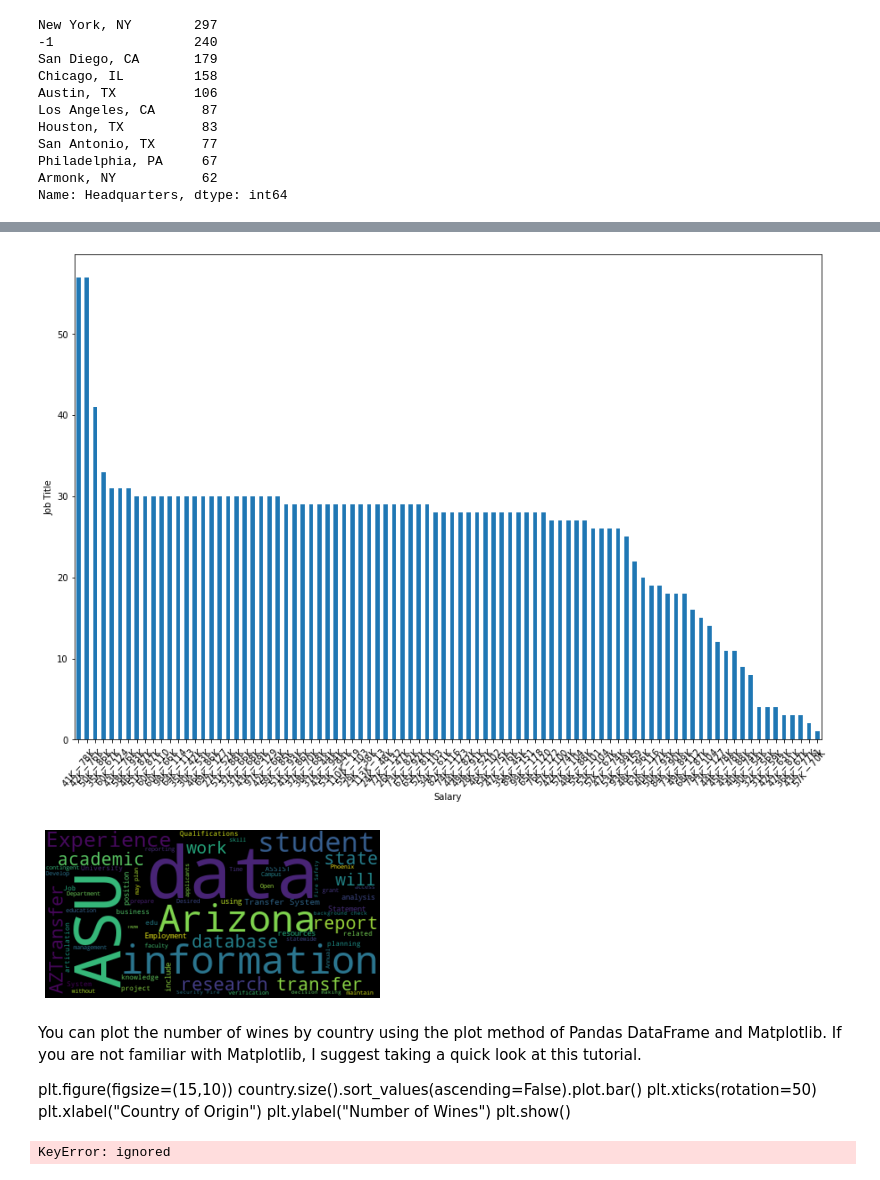
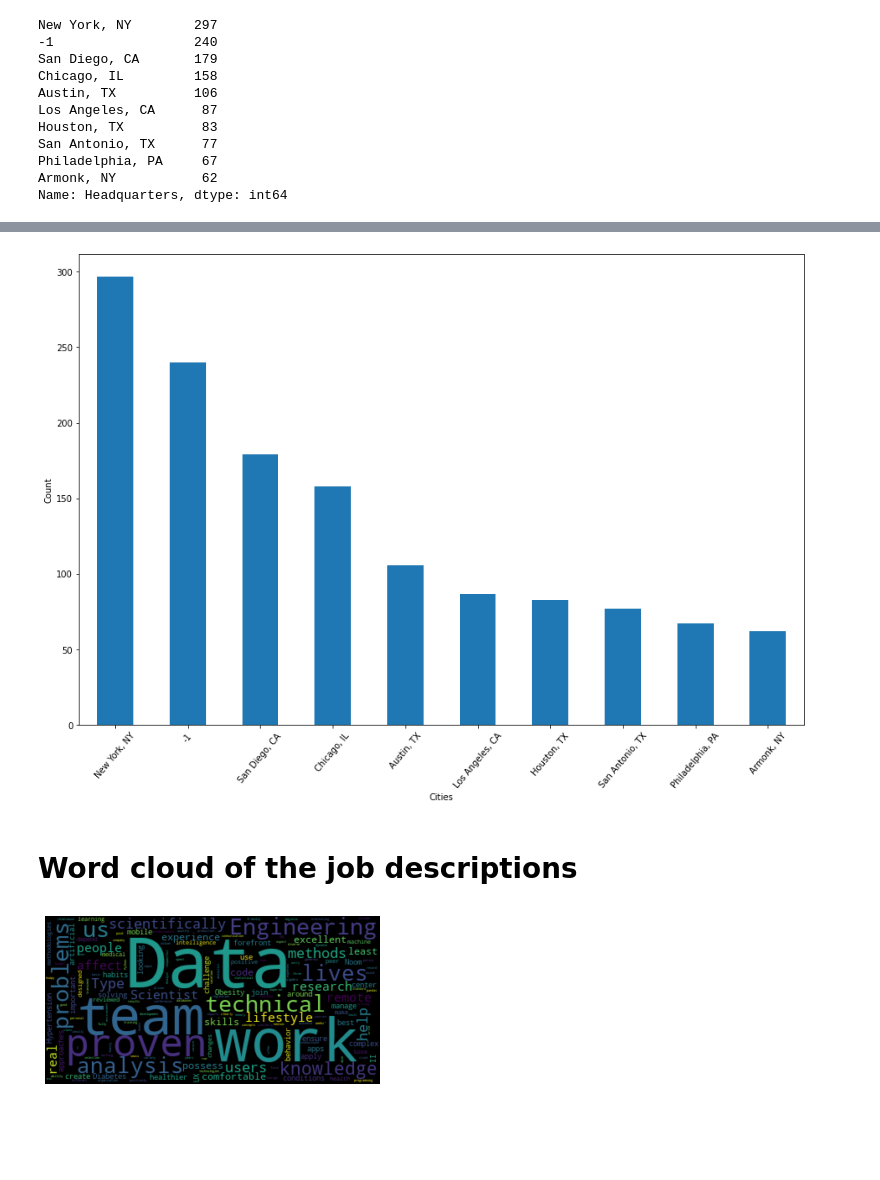
Before and after one commit to suebatista/udacity-data-scientist-nanodegree, a Jupyter notebook: Article_Data_Scientist_Jobs.ipynb, the cells around one changed output, grey strips where cells are left out. Drawn from its saved outputs; the diff is of its cells as text; code cells hidden in the pictures; blank space fills up the shorter version.

```diff
--- a/Article_Data_Scientist_Jobs.ipynb
+++ b/Article_Data_Scientist_Jobs.ipynb
@@ -548,9 +264,9 @@ salary.mean().sort_values(by="Rating",ascending=False).head(10)
 # %%
 plt.figure(figsize=(15,10))
-salary.size().sort_values(ascending=False).plot.bar()
+top_10_cities.plot.bar()
 plt.xticks(rotation=50)
-plt.xlabel("Salary")
-plt.ylabel("Job Title")
+plt.xlabel("Cities")
+plt.ylabel("Count")
 plt.show()
 # %% [output]
-[figure, old version]
+[figure, new version]
@@ -561,9 +273,11 @@ dataframe.groupby('canal_venda').agg({'site':'unique',
+# %% [markdown]
+# Word cloud of the job descriptions
 # %%
 # Start with one review:
-text = job_description[1000]
+texts = dataframe['Job Description'][1]
 
 # Create and generate a word cloud image:
-wordcloud = WordCloud().generate(text)
+wordcloud = WordCloud().generate(texts)
 
 # Display the generated image:
 plt.imshow(wordcloud, interpolation='bilinear')
@@ -571,25 +285,4 @@ plt.axis("off")
 for text in texts:
   plt.show()
 # %% [output]
-[figure, old version]
+[figure, new version]
-# %% [markdown]
-You can plot the number of wines by country using the plot method of Pandas DataFrame and Matplotlib. If you are not familiar with Matplotlib, I suggest taking a quick look at this tutorial.
-
-plt.figure(figsize=(15,10))
-country.size().sort_values(ascending=False).plot.bar()
-plt.xticks(rotation=50)
-plt.xlabel("Country of Origin")
-plt.ylabel("Number of Wines")
-plt.show()
-# %%
-# Filtered the data so it only contains the survey result from the top 30 country based on the total respondents
-top_30_country = list(dataframe['Headquarters'].value_counts().head(30).index)
-filtered_developer_data = dataframe[dataframe['Headquarters'].isin(top_30_country)]
-
-# Aggregate the data so we can visualize it later
-aggregated_data = filtered_developer_data.groupby(['Headquarters','Company Name'], as_index=False)
-
-# Add column percentage
-total_respondents_per_country = filtered_developer_data['Country'].value_counts()
-# %% [output]
-KeyError: ignored
```
Also changed, not shown: parts of 39 cells of this notebook.
